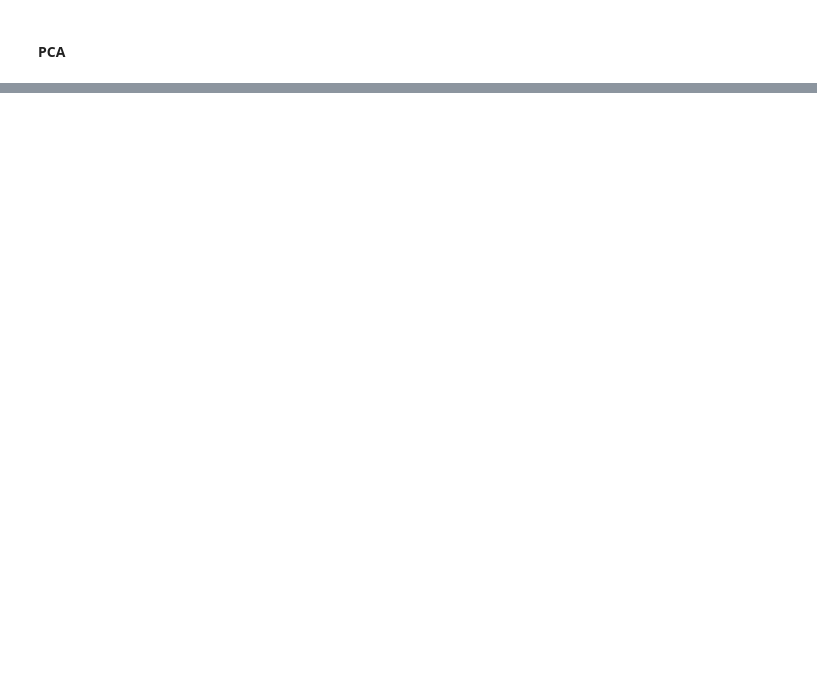
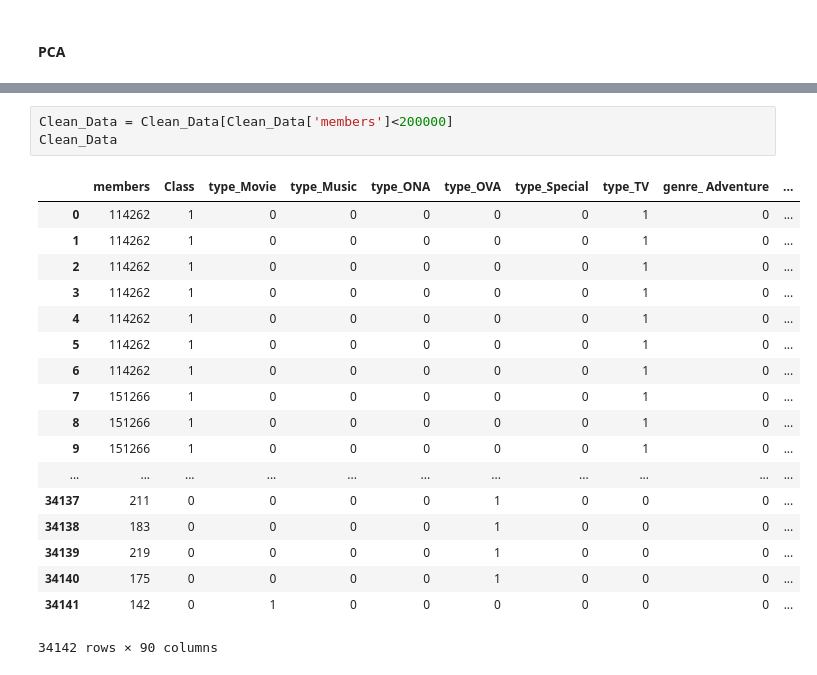
Before and after one commit to ngocbaosp/ML-Projects, a Jupyter notebook: notebooks/EDA-Combine.ipynb, the cells around one changed output, grey strips where cells are left out. Saved outputs shown, nothing was run; the diff lists cells and outputs as text; blank space fills up the shorter version.

```diff
--- a/notebooks/EDA-Combine.ipynb
+++ b/notebooks/EDA-Combine.ipynb
@@ -302,0 +547,22 @@ Clean_Data.head()
+# %%
+Clean_Data = Clean_Data[Clean_Data['members']<200000]
+Clean_Data
+# %% [output]
+|  | members | Class | type_Movie | type_Music | type_ONA | type_OVA | type_Special | type_TV | genre_ Adventure | ... |
+| 0 | 114262 | 1 | 0 | 0 | 0 | 0 | 0 | 1 | 0 | ... |
+| 1 | 114262 | 1 | 0 | 0 | 0 | 0 | 0 | 1 | 0 | ... |
+| 2 | 114262 | 1 | 0 | 0 | 0 | 0 | 0 | 1 | 0 | ... |
+| 3 | 114262 | 1 | 0 | 0 | 0 | 0 | 0 | 1 | 0 | ... |
+| 4 | 114262 | 1 | 0 | 0 | 0 | 0 | 0 | 1 | 0 | ... |
+| 5 | 114262 | 1 | 0 | 0 | 0 | 0 | 0 | 1 | 0 | ... |
+| 6 | 114262 | 1 | 0 | 0 | 0 | 0 | 0 | 1 | 0 | ... |
+| 7 | 151266 | 1 | 0 | 0 | 0 | 0 | 0 | 1 | 0 | ... |
+| 8 | 151266 | 1 | 0 | 0 | 0 | 0 | 0 | 1 | 0 | ... |
+| 9 | 151266 | 1 | 0 | 0 | 0 | 0 | 0 | 1 | 0 | ... |
+| ... | ... | ... | ... | ... | ... | ... | ... | ... | ... | ... |
+| 34137 | 211 | 0 | 0 | 0 | 0 | 1 | 0 | 0 | 0 | ... |
+| 34138 | 183 | 0 | 0 | 0 | 0 | 1 | 0 | 0 | 0 | ... |
+| 34139 | 219 | 0 | 0 | 0 | 0 | 1 | 0 | 0 | 0 | ... |
+| 34140 | 175 | 0 | 0 | 0 | 0 | 1 | 0 | 0 | 0 | ... |
+| 34141 | 142 | 0 | 1 | 0 | 0 | 0 | 0 | 0 | 0 | ... |
+34142 rows × 90 columns
```
Also changed, not shown: parts of 46 cells of this notebook, 1 other file.
